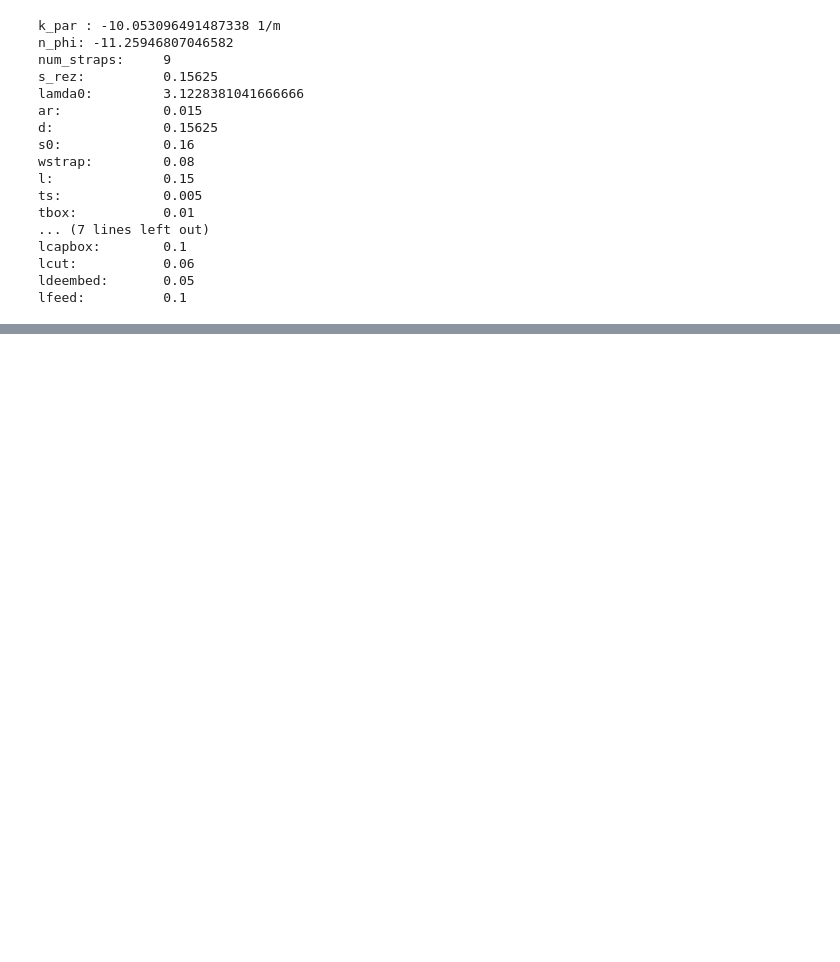
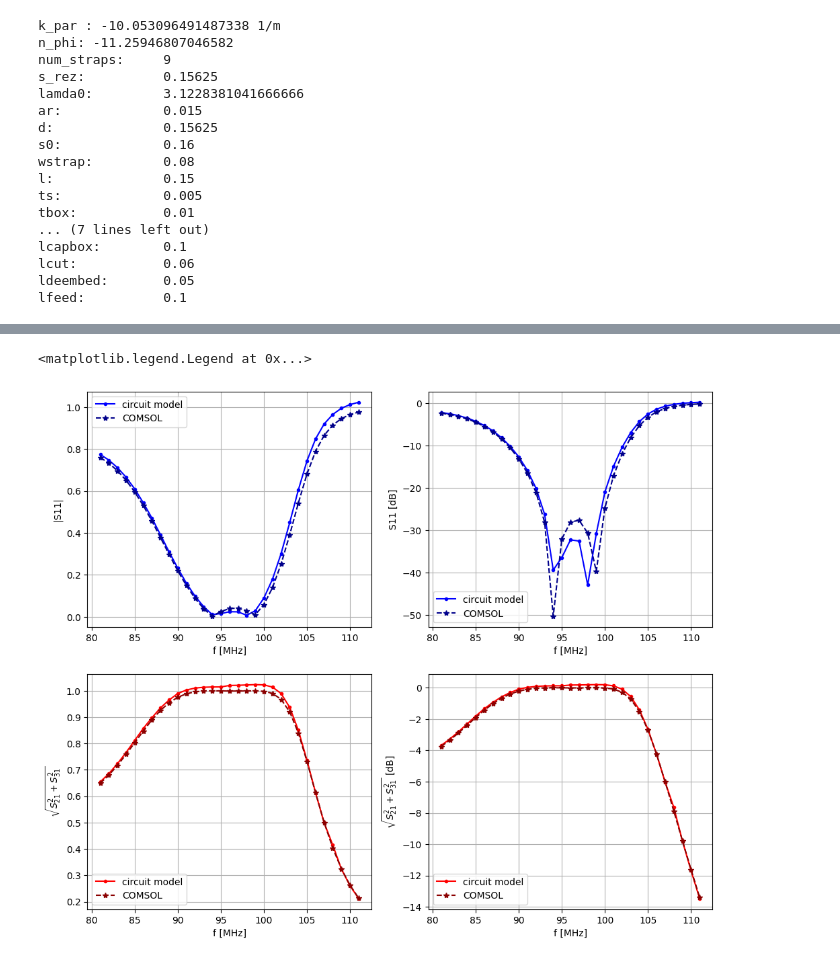
Before and after one commit to vandelij/TWA_circuit, a Jupyter notebook: longer_caps_CF_testing.ipynb, the cells around one changed output, grey strips where cells are left out. Cells and saved outputs as stored; diff of their text form; code cells hidden in the pictures; blank space fills up the shorter version.

Commit message:
added comparisons t ocomsol data

```diff
--- a/longer_caps_CF_testing.ipynb
+++ b/longer_caps_CF_testing.ipynb
@@ -323,0 +391,58 @@ RuntimeError: The map-like callable must be of the form f(func, iterable), retur
+# %%
+# compare reflections to result
+filename = 'circ_model/fscan_CF.csv'
+dataset, headers = myrfTWA.get_comsol_datatable(filename)
+fd = dataset[:, 0]
+S11d = dataset[:,1]
+S21d = dataset[:,2]
+S31d = dataset[:,3]
+
+S11d_mag = np.abs(S11d)
+S21d_mag = np.abs(S21d)
+S31d_mag = np.abs(S31d)
+
+S_transd_mag = np.sqrt(S21d_mag**2 + S31d_mag**2)
+
+S11d_db = 20*np.log10(S11d_mag)
+S_transd_db = 20*np.log10(S_transd_mag)
+
+
+
+fig, ax = plt.subplots(2,2,figsize=(12,10))
+
+# # plot optimization circuit
+ax[0,0].plot(myrfTWA.freqs_for_fullant, S11_mag_array, marker='.', color='blue', label='circuit model')
+ax[0,1].plot(myrfTWA.freqs_for_fullant, S11_db_array, marker='.', color='blue', label='circuit model')
+ax[1,0].plot(myrfTWA.freqs_for_fullant, Strans_mag, marker='.', color='red', label='circuit model')
+ax[1,1].plot(myrfTWA.freqs_for_fullant, Strans_db, marker='.', color='red', label='circuit model')
+
+ax[0,0].grid()
+ax[0,1].grid()
+ax[1,0].grid()
+ax[1,1].grid()
+
+# plot data
+
+ax[0,0].plot(fd, S11d_mag, marker='*', color='darkblue', label='COMSOL',linestyle='--')
+ax[0,1].plot(fd, S11d_db, marker='*', color='darkblue', label='COMSOL',linestyle='--')
+ax[1,0].plot(fd, S_transd_mag, marker='*', color='darkred', label='COMSOL',linestyle='--')
+ax[1,1].plot(fd, S_transd_db, marker='*', color='darkred', label='COMSOL',linestyle='--')
+
+
+ax[0,0].set_xlabel('f [MHz]')
+ax[0,1].set_xlabel('f [MHz]')
+ax[1,0].set_xlabel('f [MHz]')
+ax[1,1].set_xlabel('f [MHz]')
+
+ax[0,0].set_ylabel('|S11|')
+ax[0,1].set_ylabel('S11 [dB]')
+ax[1,0].set_ylabel(r'$\sqrt{S_{21}^2 + S_{31}^2}$')
+ax[1,1].set_ylabel(r'$\sqrt{S_{21}^2 + S_{31}^2}$ [dB]')
+
+ax[0,0].legend()
+ax[0,1].legend()
+ax[1,0].legend()
+ax[1,1].legend()
+# %% [output]
+<matplotlib.legend.Legend at 0x...>
+[figure, added]
```
Also changed, not shown: parts of 10 cells of this notebook, 2 other files.
